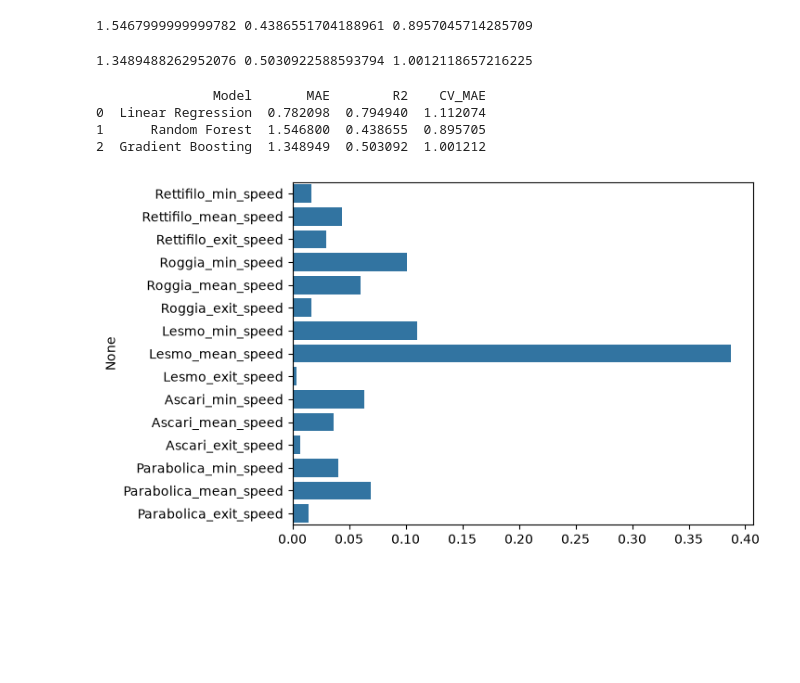
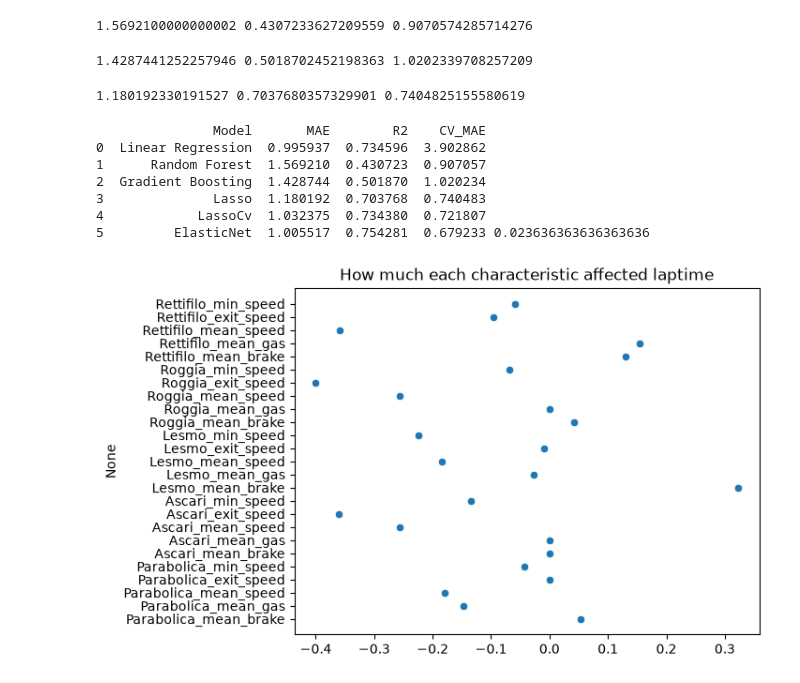
Before and after one commit to dabek782/Projekt-na-Programowanie-zaawansowane, a Jupyter notebook: src/ml/ml.ipynb, the cells around one changed output. Saved outputs shown, nothing was run; the diff lists cells and outputs as text; code cells hidden in the pictures; blank space fills up the shorter version.

Commit message:
Adding more ml models

```diff
--- a/src/ml/ml.ipynb
+++ b/src/ml/ml.ipynb
@@ -19,7 +21,7 @@ track_parts = []
 for curve , (start , end) in track.items():
     curves = df["track_segment"].between(start , end)
     section = df[curves]
-    mlData = section.groupby(["session" , "completedLaps"]).agg(min_speed = ("speedKmh" , min) , mean_speed=("speedKmh" , "mean") , exit_speed=("speedKmh" , "last"))
+    mlData = section.groupby(["session" , "completedLaps"]).agg(min_speed = ("speedKmh" , min) , exit_speed=("speedKmh" , "last"),mean_speed=("speedKmh" , "mean"),mean_gas=("gas" , "mean") , mean_brake=("brake" , "mean"))
     mlData = mlData.add_prefix(f"{curve}_")
     track_parts.append(mlData)
 
@@ -65,7 +67,7 @@ r2_rf = r2_score(y_test , y_pred_rf)
 cv_mae_rf = -cross_val_score(model_rf , X , y , cv=5 , scoring="neg_mean_absolute_error").mean()
 print(mae_rf , r2_rf , cv_mae_rf)
 # %% [output]
-1.5467999999999782 0.4386551704188961 0.8957045714285709
+1.5692100000000002 0.4307233627209559 0.9070574285714276
 # %%
 model_gb = GradientBoostingRegressor(random_state=42)
 model_gb.fit(X_train , y_train)
@@ -75,21 +77,53 @@ r2_gb = r2_score(y_test , y_pred_gb)
 cv_mae_gb = -cross_val_score(model_gb , X , y , cv=5 , scoring="neg_mean_absolute_error").mean()
 print(mae_gb , r2_gb , cv_mae_gb)
 # %% [output]
-1.3489488262952076 0.5030922588593794 1.0012118657216225
+1.4287441252257946 0.5018702452198363 1.0202339708257209
+# %%
+
+model_l = make_pipeline(StandardScaler() , Lasso(alpha = 0.05))
+model_l.fit(X_train , y_train)
+y_pred_l = model_l.predict(X_test)
+mae_l = mean_absolute_error(y_test , y_pred_l)
+r2_l = r2_score(y_test , y_pred_l)
+cv_mae_l = -cross_val_score(model_l , X , y , cv=5 , scoring="neg_mean_absolute_error").mean()
+coef = model_l[-1].coef_
+print(mae_l , r2_l , cv_mae_l)
+# %% [output]
+1.180192330191527 0.7037680357329901 0.7404825155580619
+# %%
+model_l_cv = make_pipeline(StandardScaler() , LassoCV(alphas = np.linspace(0.01 , 0.1, 100) , cv=5 , random_state=42))
+model_l_cv.fit(X_train , y_train)
+y_pred_l_cv = model_l_cv.predict(X_test)
+mae_l_cv = mean_absolute_error(y_test , y_pred_l_cv)
+r2_l_cv = r2_score(y_test , y_pred_l_cv)
+cv_mea_cv = -cross_val_score(model_l_cv , X , y ,cv=5 , scoring="neg_mean_absolute_error").mean()
+coef_cv = model_l_cv[-1].coef_
+# %%
+model_e=make_pipeline(StandardScaler() , ElasticNetCV(alphas = np.linspace(0.01 , 0.1, 100) , cv=5 , random_state=42))
+model_e.fit(X_train , y_train)
+y_pred_e = model_e.predict(X_test)
+mae_e = mean_absolute_error(y_test , y_pred_e)
+r2_e = r2_score(y_test , y_pred_e)
+cv_mea_e = -cross_val_score(model_e , X , y , cv=5 , scoring="neg_mean_absolute_error").mean()
+coef_e = model_e[-1].coef_
+best_alpha = model_e[-1].alpha_
 # %%
 results = pd.DataFrame({
-    "Model": ["Linear Regression", "Random Forest", "Gradient Boosting"],
-    "MAE": [mae_lr, mae_rf, mae_gb],
-    "R2": [r2_lr, r2_rf, r2_gb],
-    "CV_MAE": [cv_mae_rl, cv_mae_rf, cv_mae_gb],
+    "Model": ["Linear Regression", "Random Forest", "Gradient Boosting" , "Lasso" , "LassoCv" , "ElasticNet"],
+    "MAE": [mae_lr, mae_rf, mae_gb , mae_l , mae_l_cv , mae_e],
+    "R2": [r2_lr, r2_rf, r2_gb , r2_l , r2_l_cv , r2_e],
+    "CV_MAE": [cv_mae_rl, cv_mae_rf, cv_mae_gb , cv_mae_l , cv_mea_cv , cv_mea_e],
 })
-sns.barplot(x=model_rf.feature_importances_, y=X.columns )
-print(results)
-plt.title("How much each charastetic affected laptime")
+sns.barplot(x=coef_e, y=X.columns )
+print(results , best_alpha)
+plt.title("How much each characteristic affected laptime")
 plt.show()
 # %% [output]
                Model       MAE        R2    CV_MAE
-0  Linear Regression  0.782098  0.794940  1.112074
-1      Random Forest  1.546800  0.438655  0.895705
-2  Gradient Boosting  1.348949  0.503092  1.001212
+0  Linear Regression  0.995937  0.734596  3.902862
+1      Random Forest  1.569210  0.430723  0.907057
+2  Gradient Boosting  1.428744  0.501870  1.020234
+3              Lasso  1.180192  0.703768  0.740483
+4            LassoCv  1.032375  0.734380  0.721807
+5         ElasticNet  1.005517  0.754281  0.679233 0.023636363636363636
-[figure, old version]
+[figure, new version]
```
Also changed, not shown: parts of 3 cells of this notebook.
